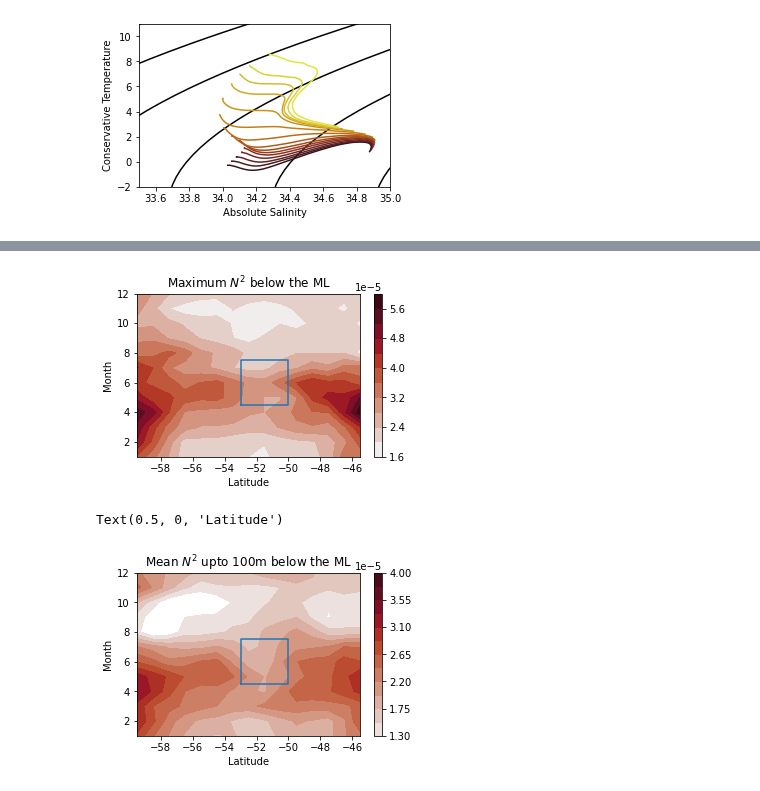
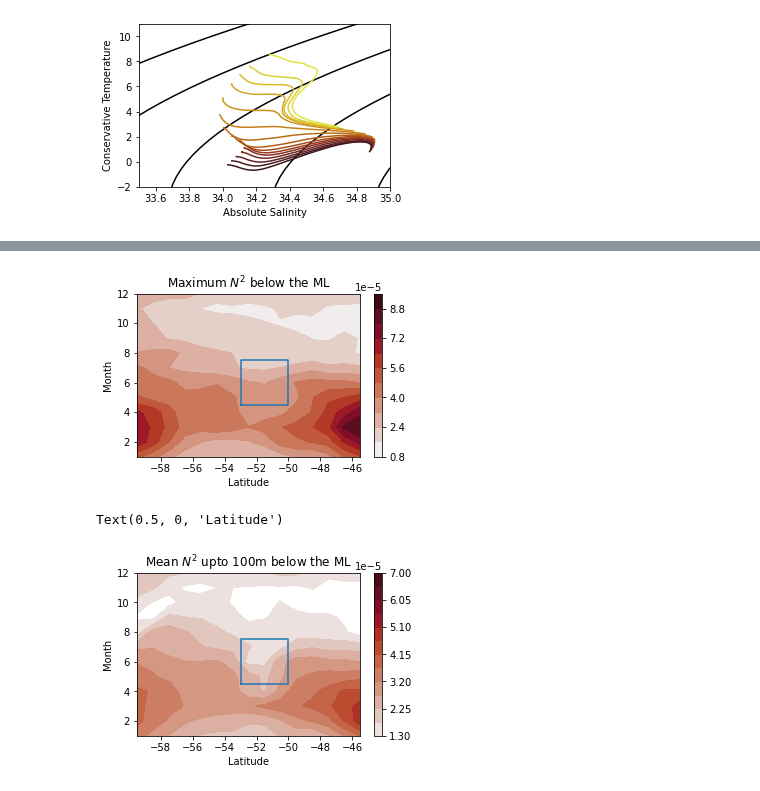
Before and after one commit to dhruvbalwada/sogos, a Jupyter notebook: notebooks/10_4_regional_hydrography.ipynb, the cells around one changed output, grey strips where cells are left out. Saved outputs shown, nothing was run; the diff lists cells and outputs as text; code cells hidden in the pictures.

Commit message:
some updates to clim figure

```diff
--- a/notebooks/10_4_regional_hydrography.ipynb
+++ b/notebooks/10_4_regional_hydrography.ipynb
@@ -39,7 +39,6 @@ RG_clim = xr.decode_cf(RG_clim);
 SA = xr.apply_ufunc(gsw.SA_from_SP, RG_clim.ARGO_SALINITY_MEAN+RG_clim.ARGO_SALINITY_ANOMALY, RG_clim.PRESSURE ,
                                     RG_clim.LONGITUDE, RG_clim.LATITUDE,
                     dask='parallelized', output_dtypes=[float,]).rename('SA')
-CT = xr.apply_ufunc(gsw.CT_from_t, SA, RG_clim.ARGO_TEMPERATURE_MEAN+RG_clim.ARGO_SALINITY_ANOMALY, RG_clim.PRESSURE,
+CT = xr.apply_ufunc(gsw.CT_from_t, SA, RG_clim.ARGO_TEMPERATURE_MEAN+RG_clim.ARGO_TEMPERATURE_ANOMALY, RG_clim.PRESSURE,
                      dask='parallelized', output_dtypes=[float,]).rename('CT')
 SIGMA0 = xr.apply_ufunc(gsw.sigma0, SA, CT, dask='parallelized', output_dtypes=[float,]).rename('SIGMA0')
-RG_clim = xr.merge([RG_clim, SA, CT, SIGMA0])
@@ -130,7 +131,7 @@ rho0 = 1000
 N2_clim_monthly = grid.interp(-g/rho0* grid.diff(Clim_region.SIGMA0, 'Z', boundary='extend') / -(
     grid.diff(Clim_region.PRESSURE, 'Z', boundary='extend')), 'Z', boundary='extend')
 # %%
-delta_dens = RG_clim.SIGMA0 - RG_clim.SIGMA0.isel(PRESSURE=0)
+delta_dens = Clim_region.SIGMA0 - Clim_region.SIGMA0.isel(PRESSURE=0)
 # %%
 temp = delta_dens.where(delta_dens>=0.03)
 MLD = temp.PRESSURE.where(temp == temp.min('PRESSURE')).min('PRESSURE')
@@ -158,17 +165,17 @@ plt.ylabel('Month')
 plt.xlabel('Latitude')
 plt.savefig('N2base.pdf')
 # %% [output]
-[figure, old version]
+[figure, new version]
 # %%
 plt.figure(figsize=(5,3))
 plt.contourf(N2_clim_monthly.LATITUDE,N2_clim_monthly.month,
-         N2_mean.T, levels=np.linspace(1.3, 4,13)*1e-5, cmap=cmocean.cm.amp)
+         N2_mean.T, levels=np.linspace(1.3, 7,13)*1e-5, cmap=cmocean.cm.amp)
 plt.plot([-53,-53,-50,-50,-53], [4.5,7.5,7.5,4.5,4.5])
 plt.title('Mean $N^2$ upto 100m below the ML')
 plt.colorbar()
 plt.ylabel('Month')
 plt.xlabel('Latitude')
 #plt.savefig('N2base.pdf')
 # %% [output]
 Text(0.5, 0, 'Latitude')
-[figure, old version]
+[figure, new version]
```
Also changed, not shown: parts of 18 cells of this notebook, 3 other files.
